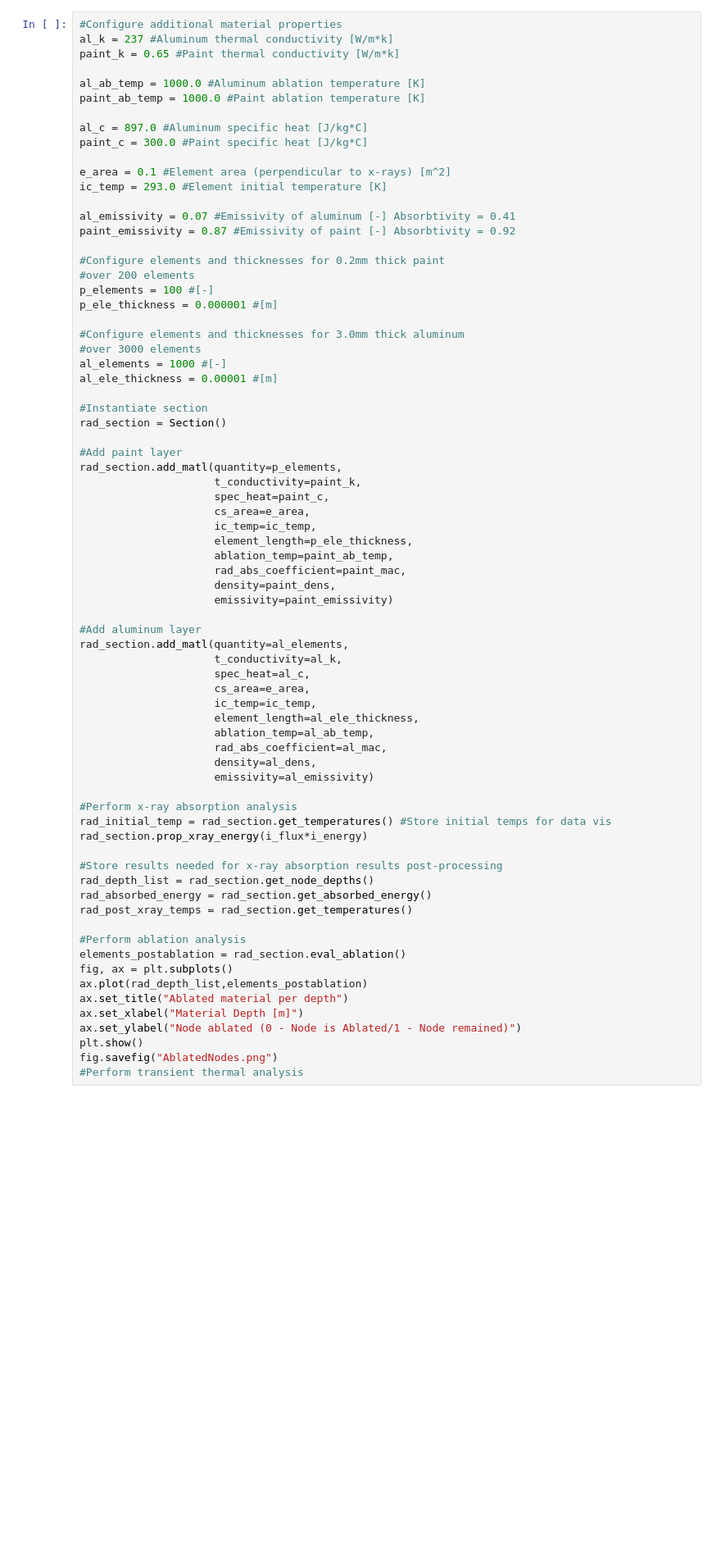
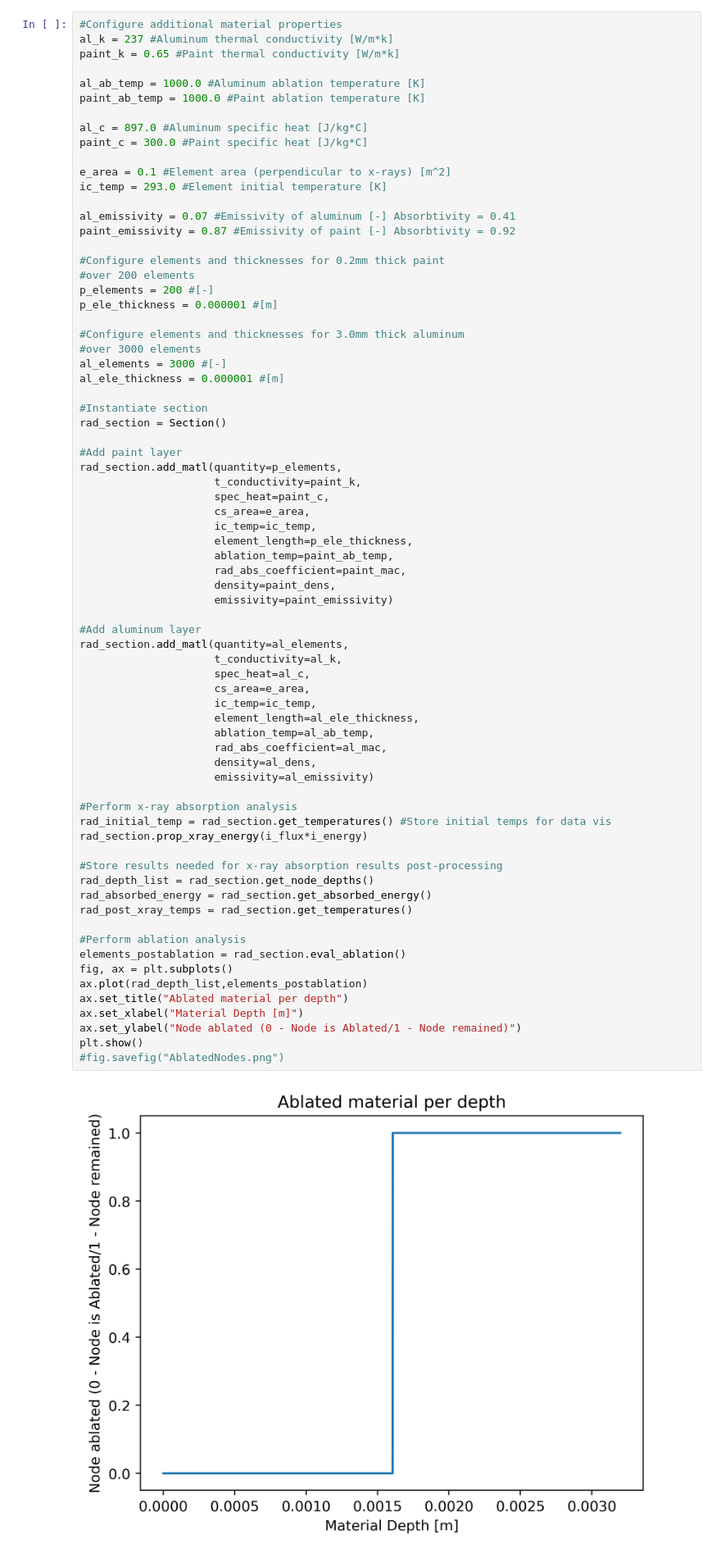
Before and after one commit to smarinsek/EN.535.610.81.SP23-Project, a Jupyter notebook: Project Main Script.ipynb, the cells around one changed output. Shown at 82% size. Saved outputs shown, nothing was run; the diff lists cells and outputs as text; blank space fills up the shorter version.

```diff
--- a/Project Main Script.ipynb
+++ b/Project Main Script.ipynb
@@ -415,13 +366,13 @@ paint_emissivity = 0.87 #Emissivity of paint [-] Absorbtivity = 0.92
 
 #Configure elements and thicknesses for 0.2mm thick paint
 #over 200 elements
-p_elements = 100 #[-]
+p_elements = 200 #[-]
 p_ele_thickness = 0.000001 #[m]
 
 #Configure elements and thicknesses for 3.0mm thick aluminum
 #over 3000 elements
-al_elements = 1000 #[-]
-al_ele_thickness = 0.00001 #[m]
+al_elements = 3000 #[-]
+al_ele_thickness = 0.000001 #[m]
 
 #Instantiate section
 rad_section = Section()
@@ -440,35 +391,36 @@ rad_section.add_matl(quantity=p_elements,
 
 #Add aluminum layer
 rad_section.add_matl(quantity=al_elements,
                      t_conductivity=al_k,
                      spec_heat=al_c,
                      cs_area=e_area,
                      ic_temp=ic_temp,
                      element_length=al_ele_thickness,
                      ablation_temp=al_ab_temp,
                      rad_abs_coefficient=al_mac,
                      density=al_dens,
                      emissivity=al_emissivity)
 
 #Perform x-ray absorption analysis
 rad_initial_temp = rad_section.get_temperatures() #Store initial temps for data vis
 rad_section.prop_xray_energy(i_flux*i_energy)
 
 #Store results needed for x-ray absorption results post-processing
 rad_depth_list = rad_section.get_node_depths()
 rad_absorbed_energy = rad_section.get_absorbed_energy()
 rad_post_xray_temps = rad_section.get_temperatures()
 
 #Perform ablation analysis
 elements_postablation = rad_section.eval_ablation()
 fig, ax = plt.subplots()
 ax.plot(rad_depth_list,elements_postablation)
 ax.set_title("Ablated material per depth")
 ax.set_xlabel("Material Depth [m]")
 ax.set_ylabel("Node ablated (0 - Node is Ablated/1 - Node remained)")
 plt.show()
-fig.savefig("AblatedNodes.png")
-#Perform transient thermal analysis
+#fig.savefig("AblatedNodes.png")
+# %% [output]
+[figure, added]
 # %% [markdown]
 ## Visualize Results and Draw Conclusions
 # %%
```
Also changed, not shown: parts of 5 cells of this notebook.
